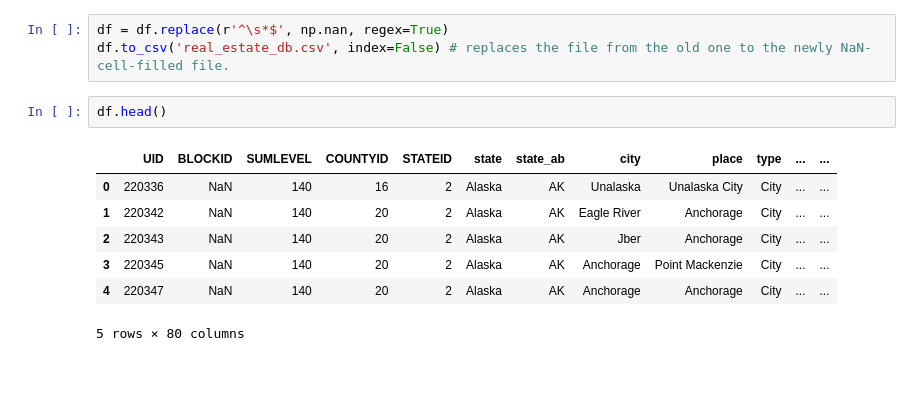
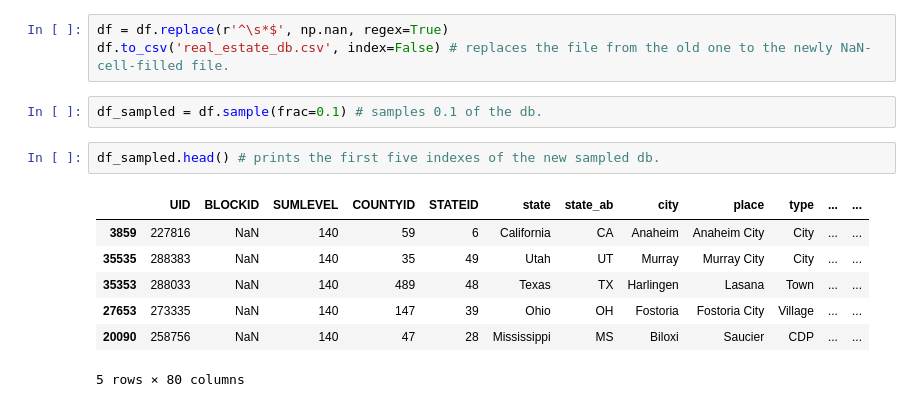
Before and after one commit to suspendedbelief1iii/datasciencecsuf, a Jupyter notebook: datascience0.ipynb, the cells around one changed output. Saved outputs shown, nothing was run; the diff lists cells and outputs as text; blank space fills up the shorter version.

```diff
--- a/datascience0.ipynb
+++ b/datascience0.ipynb
@@ -15,13 +15,15 @@ df.to_csv('real_estate_db.csv', index=False) # replaces the file from the old on
 # %%
 df = df.replace(r'^\s*$', np.nan, regex=True)
 df.to_csv('real_estate_db.csv', index=False) # replaces the file from the old one to the newly NaN-cell-filled file.
+# %%
+df_sampled = df.sample(frac=0.1) # samples 0.1 of the db.
 # %%
-df.head()
+df_sampled.head() # prints the first five indexes of the new sampled db.
 # %% [output]
 |  | UID | BLOCKID | SUMLEVEL | COUNTYID | STATEID | state | state_ab | city | place | type | ... | ... |
-| 0 | 220336 | NaN | 140 | 16 | 2 | Alaska | AK | Unalaska | Unalaska City | City | ... | ... |
-| 1 | 220342 | NaN | 140 | 20 | 2 | Alaska | AK | Eagle River | Anchorage | City | ... | ... |
-| 2 | 220343 | NaN | 140 | 20 | 2 | Alaska | AK | Jber | Anchorage | City | ... | ... |
-| 3 | 220345 | NaN | 140 | 20 | 2 | Alaska | AK | Anchorage | Point Mackenzie | City | ... | ... |
-| 4 | 220347 | NaN | 140 | 20 | 2 | Alaska | AK | Anchorage | Anchorage | City | ... | ... |
+| 3859 | 227816 | NaN | 140 | 59 | 6 | California | CA | Anaheim | Anaheim City | City | ... | ... |
+| 35535 | 288383 | NaN | 140 | 35 | 49 | Utah | UT | Murray | Murray City | City | ... | ... |
+| 35353 | 288033 | NaN | 140 | 489 | 48 | Texas | TX | Harlingen | Lasana | Town | ... | ... |
+| 27653 | 273335 | NaN | 140 | 147 | 39 | Ohio | OH | Fostoria | Fostoria City | Village | ... | ... |
+| 20090 | 258756 | NaN | 140 | 47 | 28 | Mississippi | MS | Biloxi | Saucier | CDP | ... | ... |
 5 rows × 80 columns
```
Also changed, not shown: parts of 7 cells of this notebook.
